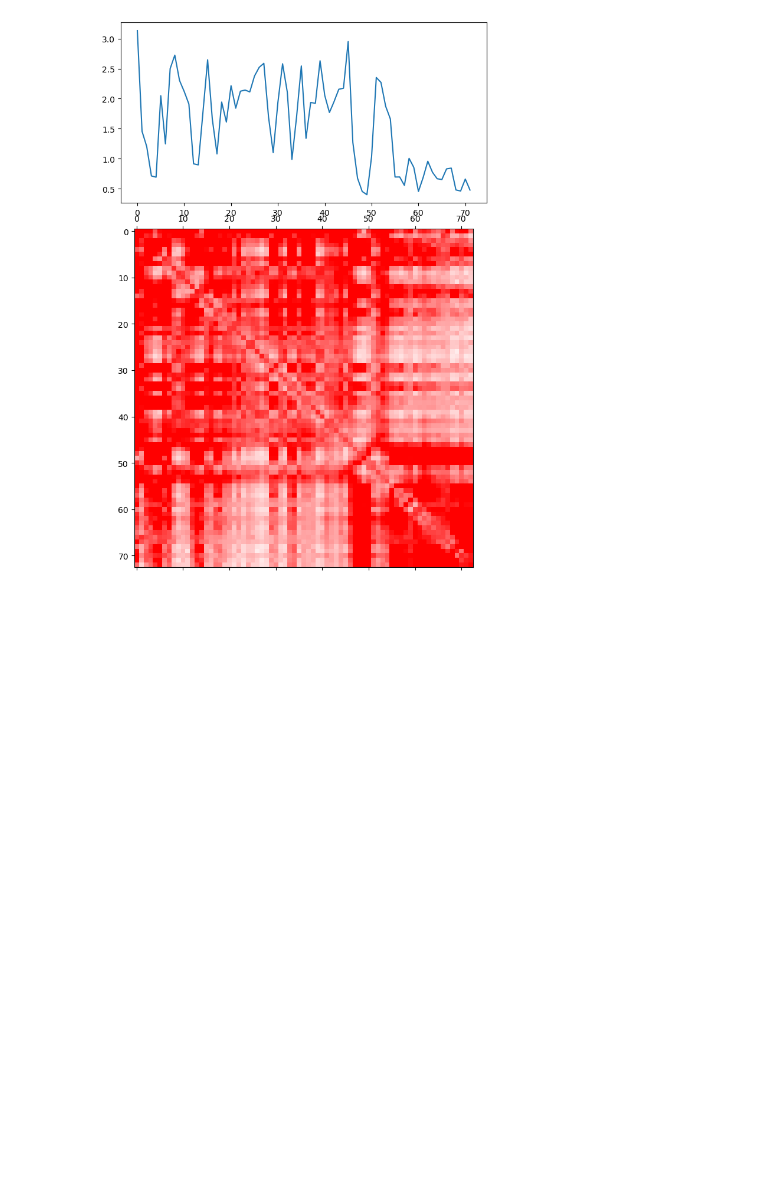
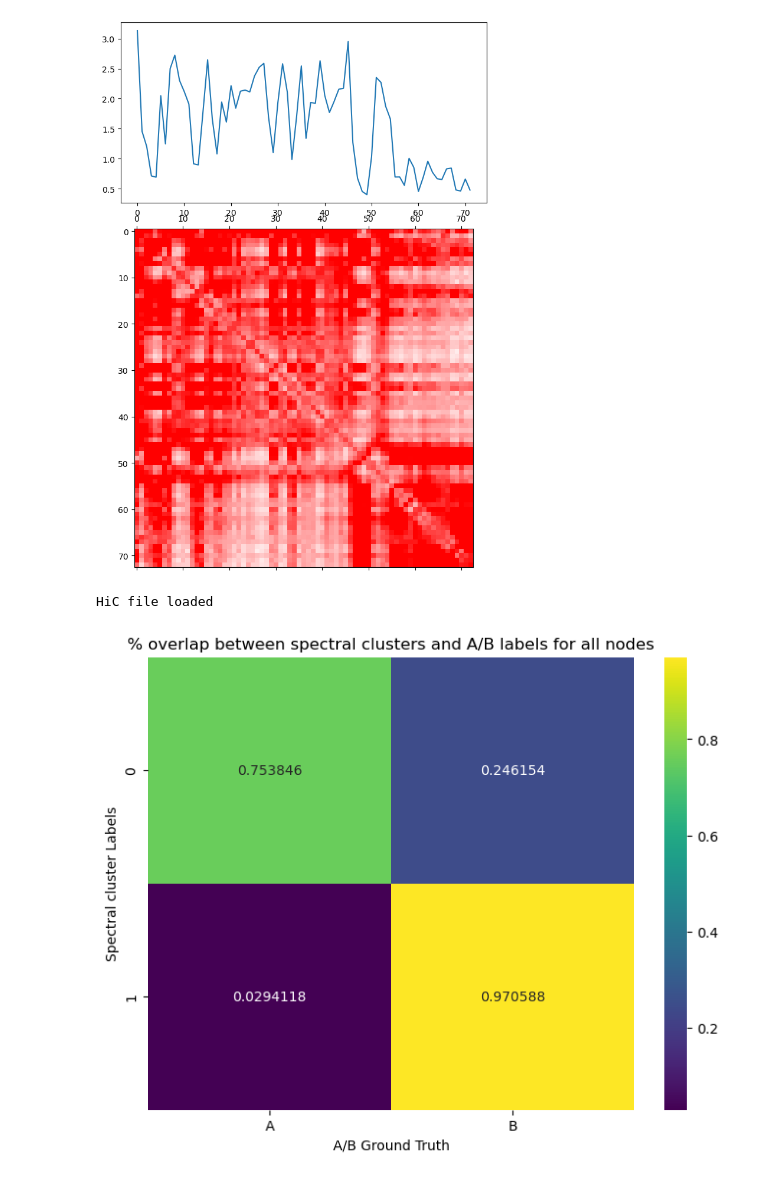
Before and after one commit to akanksha-sachan/3D_chromatin_hubs, a Jupyter notebook: notebooks/GM12878_tests.ipynb, the cells around one changed output. Cells and saved outputs as stored; diff of their text form; code cells hidden in the pictures; blank space fills up the shorter version.

```diff
--- a/notebooks/GM12878_tests.ipynb
+++ b/notebooks/GM12878_tests.ipynb
@@ -158,0 +136,27 @@ plt.show()
+# %%
+## plot confusion matrix between cluster labels and ab scores ##
+
+def plot_confusion_matrix_heatmap(confusion_matrix):
+    """
+    Plot the confusion matrix as a heatmap.
+
+    Parameters:
+    confusion_matrix (numpy.ndarray): A 2x2 confusion matrix.
+    """
+    #normalize the confusion matirx
+    cnf_mtx_norm = confusion_matrix.astype('float') / confusion_matrix.sum(axis=1)[:, np.newaxis]
+    gt_labels = ['A', 'B']
+    cluster_labels = ['0', '1']
+    plt.figure(figsize=(8, 6))
+    sns.heatmap(cnf_mtx_norm, annot=True, fmt='g', cmap='viridis', xticklabels=gt_labels, yticklabels=cluster_labels)
+    plt.xlabel('A/B Ground Truth')
+    plt.ylabel('Spectral cluster Labels')
+    plt.title('% overlap between spectral clusters and A/B labels for all nodes')
+    plt.show()
+
+config = Config()
+conf_matx = single_chrom_clustering("chr1", config, 1000000, "1Mb")
+plot_confusion_matrix_heatmap(conf_matx)
+# %% [output]
+HiC file loaded
+[figure, added]
```
Also changed, not shown: parts of 6 cells of this notebook, 1 other file.
